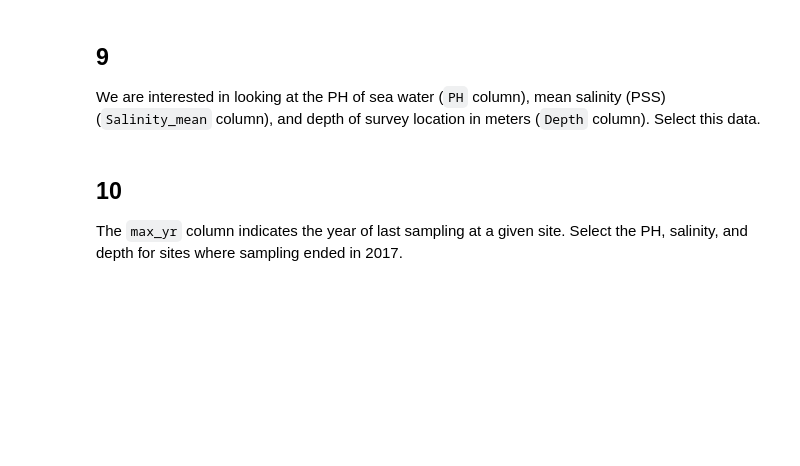
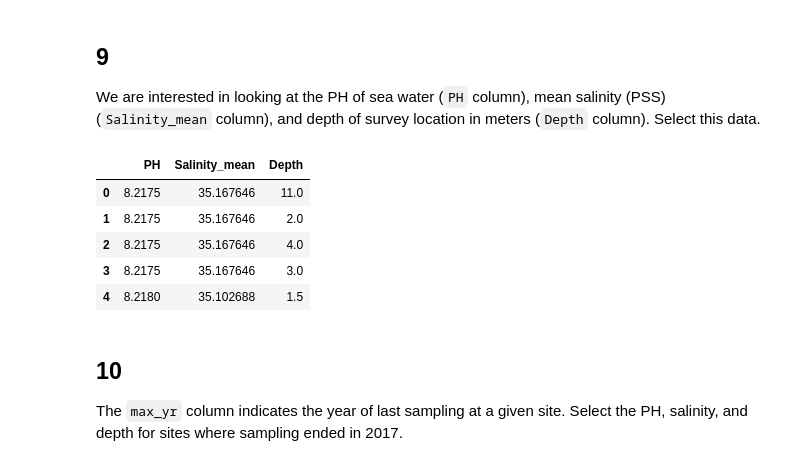
Before and after one commit to cnordheim-maestas/eds220-hwk-1, a Jupyter notebook: hwk1-task3.ipynb, the cells around one changed output. Cells and saved outputs as stored; diff of their text form; code cells hidden in the pictures; blank space fills up the shorter version.

```diff
--- a/hwk1-task3.ipynb
+++ b/hwk1-task3.ipynb
@@ -223,3 +281,14 @@ We are interested in looking at the PH of sea water (`PH` column),  mean salinit
+# %%
+# Subset these 3 columns
+three_columns=coral_div[ ['PH', 'Salinity_mean', 'Depth'] ]
+three_columns.head()
+# %% [output]
+|  | PH | Salinity_mean | Depth |
+| 0 | 8.2175 | 35.167646 | 11.0 |
+| 1 | 8.2175 | 35.167646 | 2.0 |
+| 2 | 8.2175 | 35.167646 | 4.0 |
+| 3 | 8.2175 | 35.167646 | 3.0 |
+| 4 | 8.2180 | 35.102688 | 1.5 |
 # %% [markdown]
 ## 10
 The `max_yr` column indicates the year of last sampling at a given site. Select the PH, salinity, and depth for sites where sampling ended in 2017.
```
Also changed, not shown: parts of 18 cells of this notebook.
